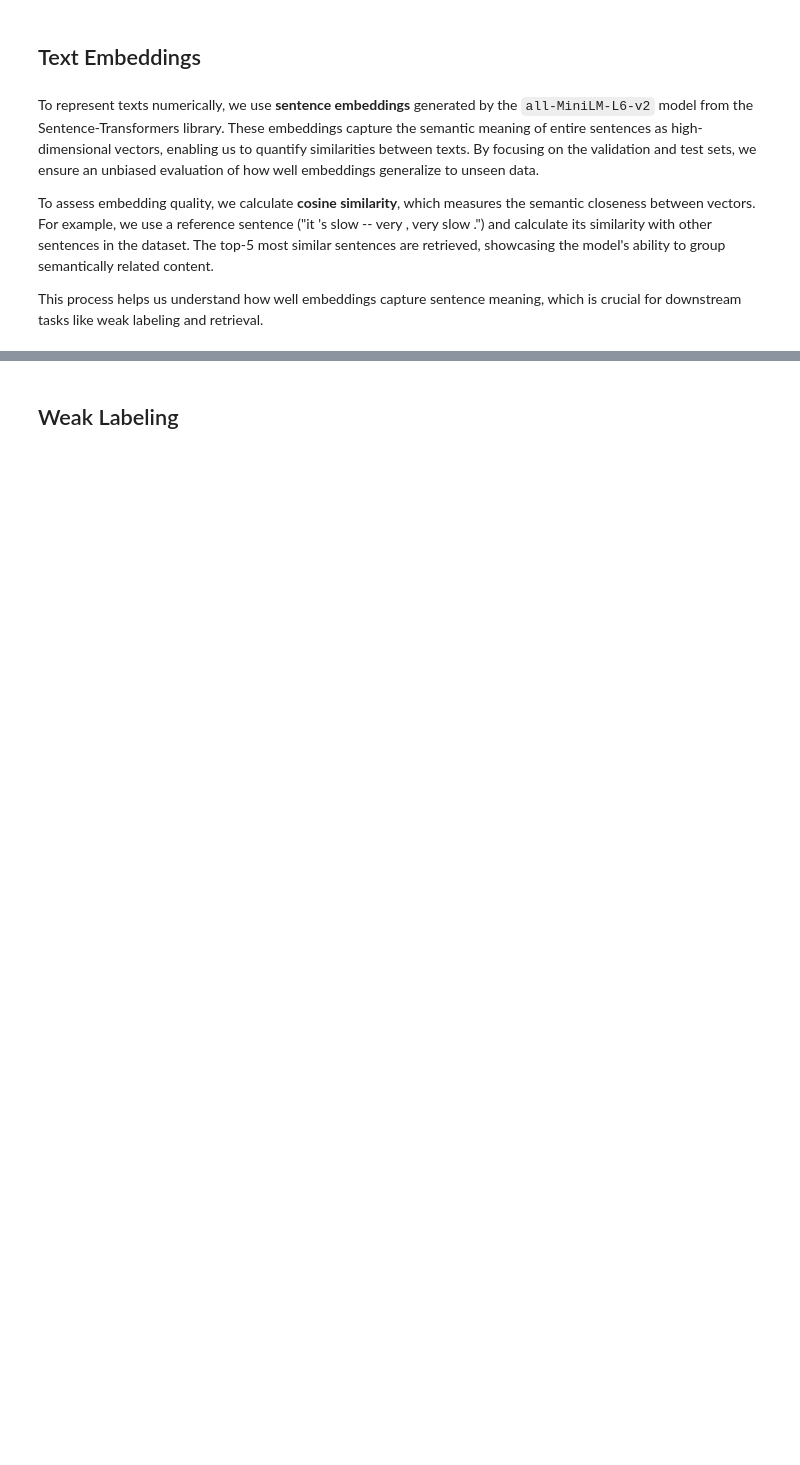
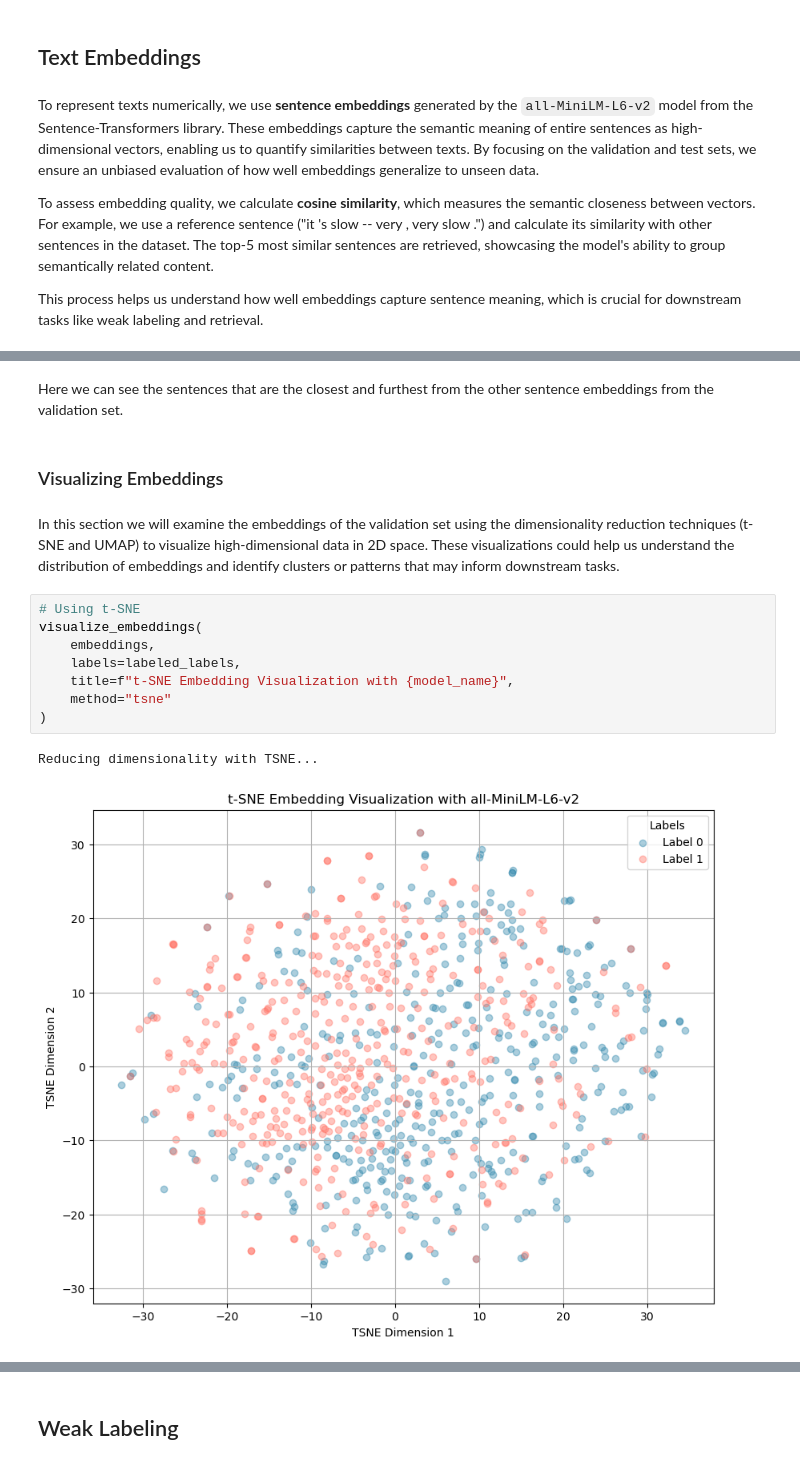
Before and after one commit to alexschillingfhnw/npr-mc2, a Jupyter notebook: notebooks/main.ipynb, the cells around one changed output, grey strips where cells are left out. Saved outputs shown, nothing was run; the diff lists cells and outputs as text; blank space fills up the shorter version.

```diff
--- a/notebooks/main.ipynb
+++ b/notebooks/main.ipynb
@@ -215,0 +244,17 @@ Similarity: 0.4804, Sentence: ... too slow , too boring , and occasionally annoy
+# %% [markdown]
+Here we can see the sentences that are the closest and furthest from the other sentence embeddings from the validation set.
+# %% [markdown]
+### Visualizing Embeddings
+# %% [markdown]
+In this section we will examine the embeddings of the validation set using the dimensionality reduction techniques (t-SNE and UMAP) to visualize high-dimensional data in 2D space. These visualizations could help us understand the distribution of embeddings and identify clusters or patterns that may inform downstream tasks.
+# %%
+# Using t-SNE
+visualize_embeddings(
+    embeddings,
+    labels=labeled_labels,
+    title=f"t-SNE Embedding Visualization with {model_name}",
+    method="tsne"
+)
+# %% [output]
+Reducing dimensionality with TSNE...
+[figure, added]
```
Also changed, not shown: parts of 46 cells of this notebook.
